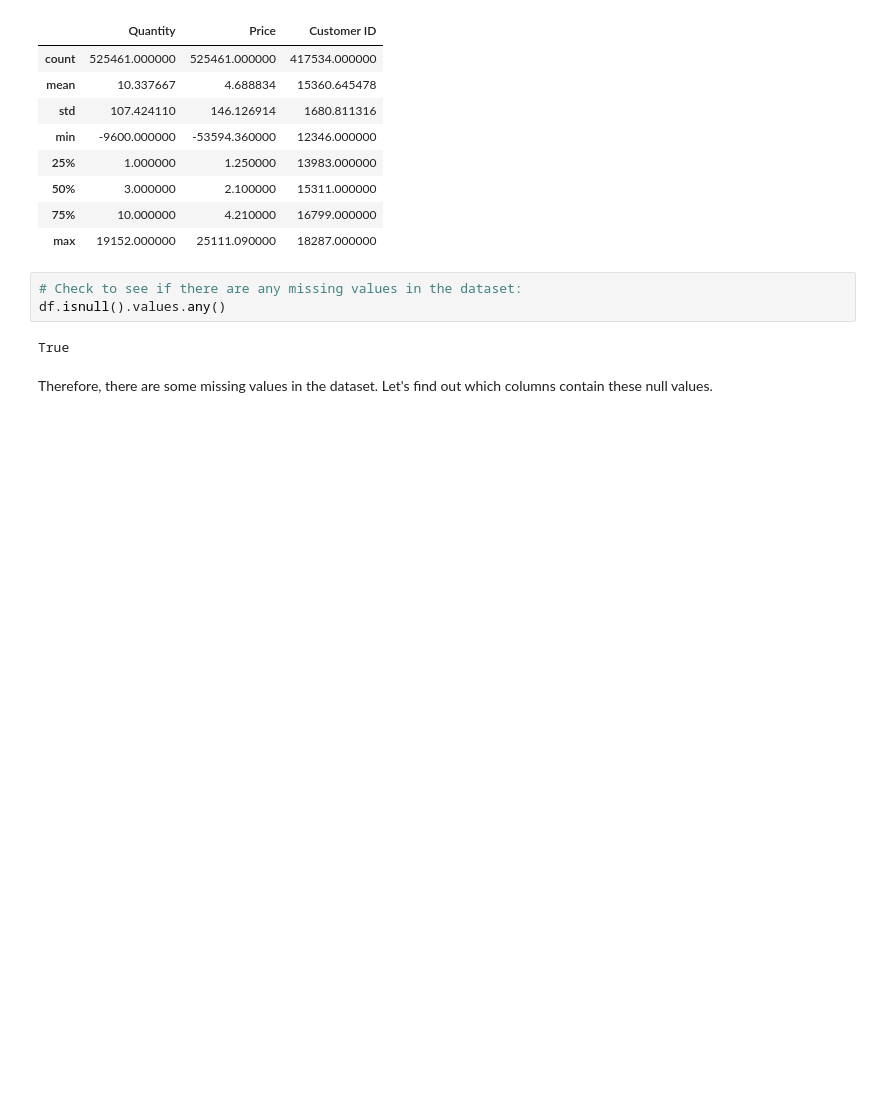
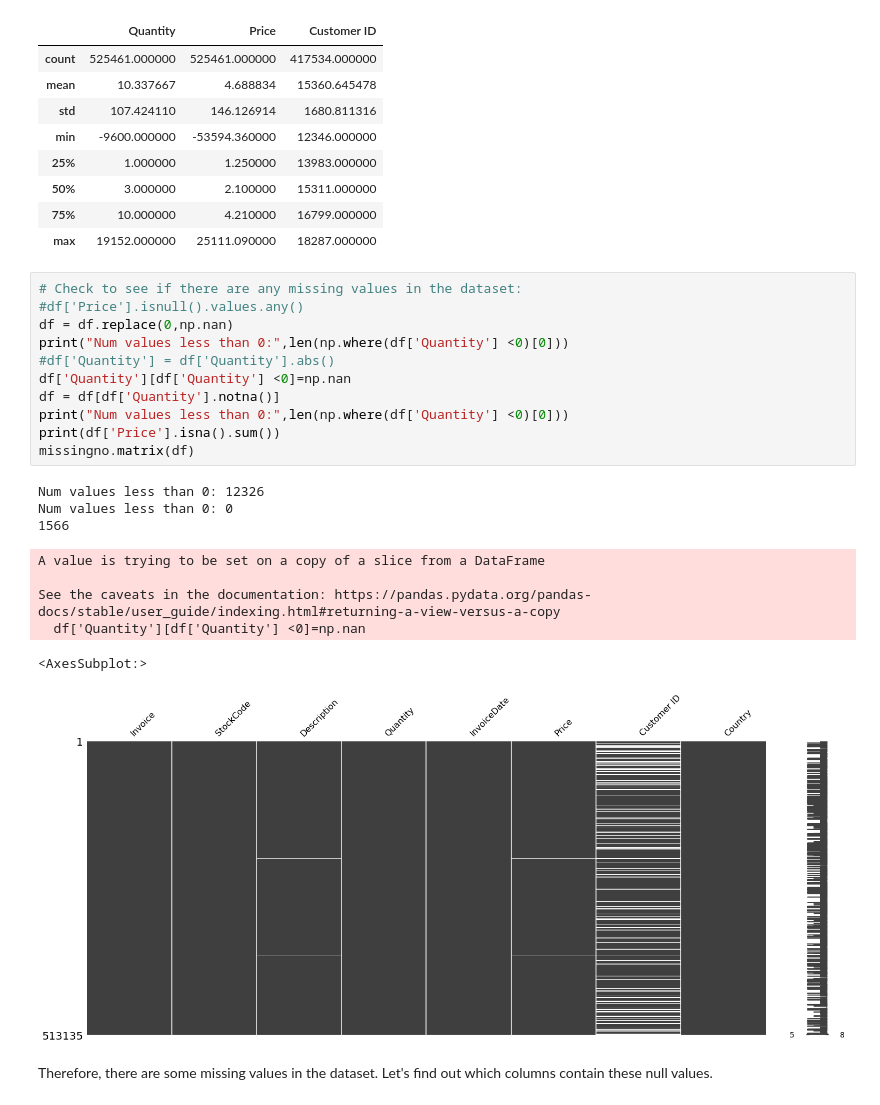
Before and after one commit to JoshWacks/ACMLProject, a Jupyter notebook: ACML_Project.ipynb, the cells around one changed output. Cells and saved outputs as stored; diff of their text form; blank space fills up the shorter version.

```diff
--- a/ACML_Project.ipynb
+++ b/ACML_Project.ipynb
@@ -74,11 +76,27 @@ df.describe()
 | 50% | 3.000000 | 2.100000 | 15311.000000 |
 | 75% | 10.000000 | 4.210000 | 16799.000000 |
 | max | 19152.000000 | 25111.090000 | 18287.000000 |
-# %%
-# Check to see if there are any missing values in the dataset:
-df.isnull().values.any()
-# %% [output]
-True
+# %%
+# Check to see if there are any missing values in the dataset:
+#df['Price'].isnull().values.any()
+df = df.replace(0,np.nan)
+print("Num values less than 0:",len(np.where(df['Quantity'] <0)[0]))
+#df['Quantity'] = df['Quantity'].abs()
+df['Quantity'][df['Quantity'] <0]=np.nan
+df = df[df['Quantity'].notna()]
+print("Num values less than 0:",len(np.where(df['Quantity'] <0)[0]))
+print(df['Price'].isna().sum())
+missingno.matrix(df)
+# %% [output]
+Num values less than 0: 12326
+Num values less than 0: 0
+1566
+A value is trying to be set on a copy of a slice from a DataFrame
+
+See the caveats in the documentation: https://pandas.pydata.org/pandas-docs/stable/user_guide/indexing.html#returning-a-view-versus-a-copy
+  df['Quantity'][df['Quantity'] <0]=np.nan
+<AxesSubplot:>
+[figure, added]
 # %% [markdown]
 Therefore, there are some missing values in the dataset. Let's find out which columns contain these null values.
 # %%
```
Also changed, not shown: parts of 10 cells of this notebook.
